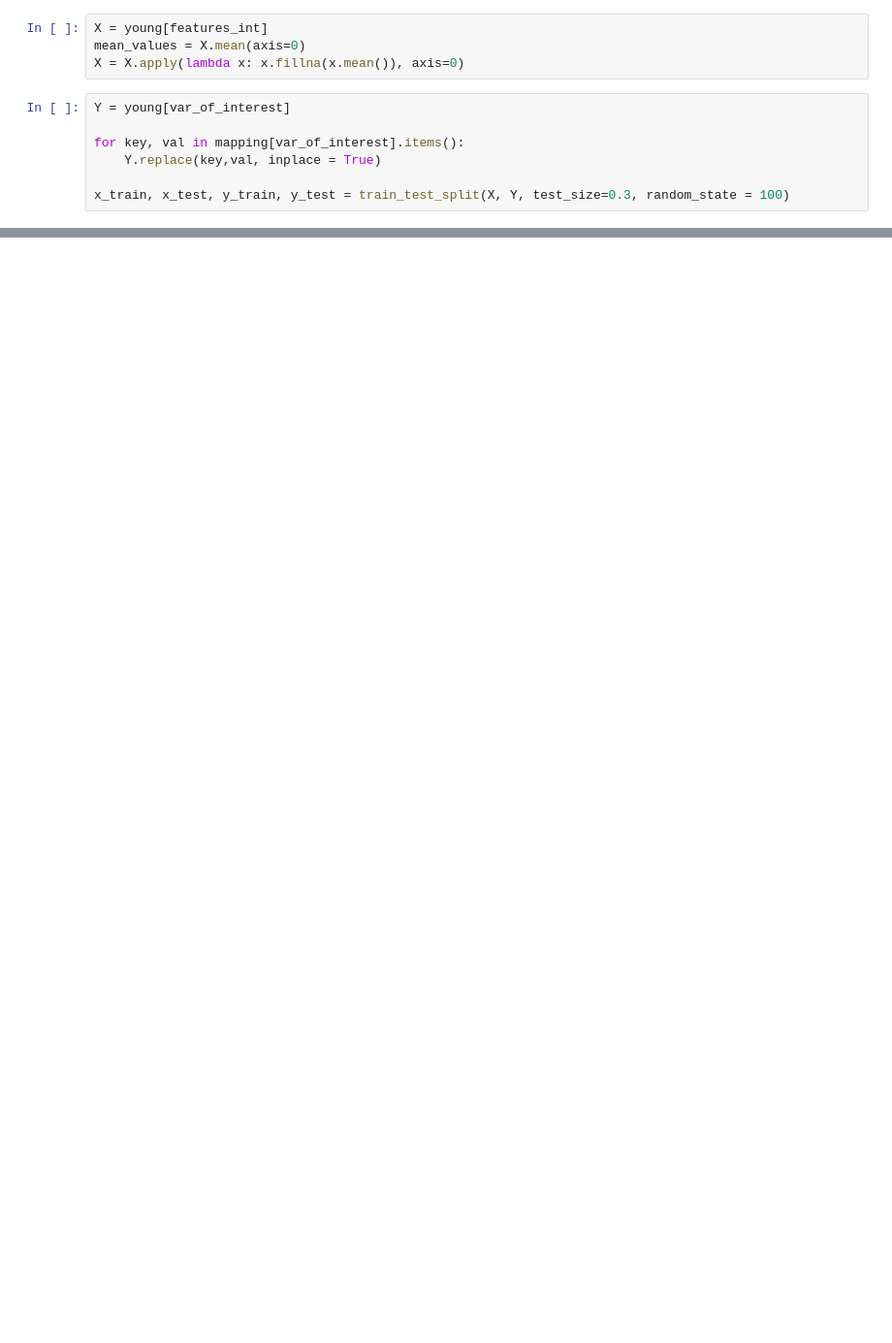
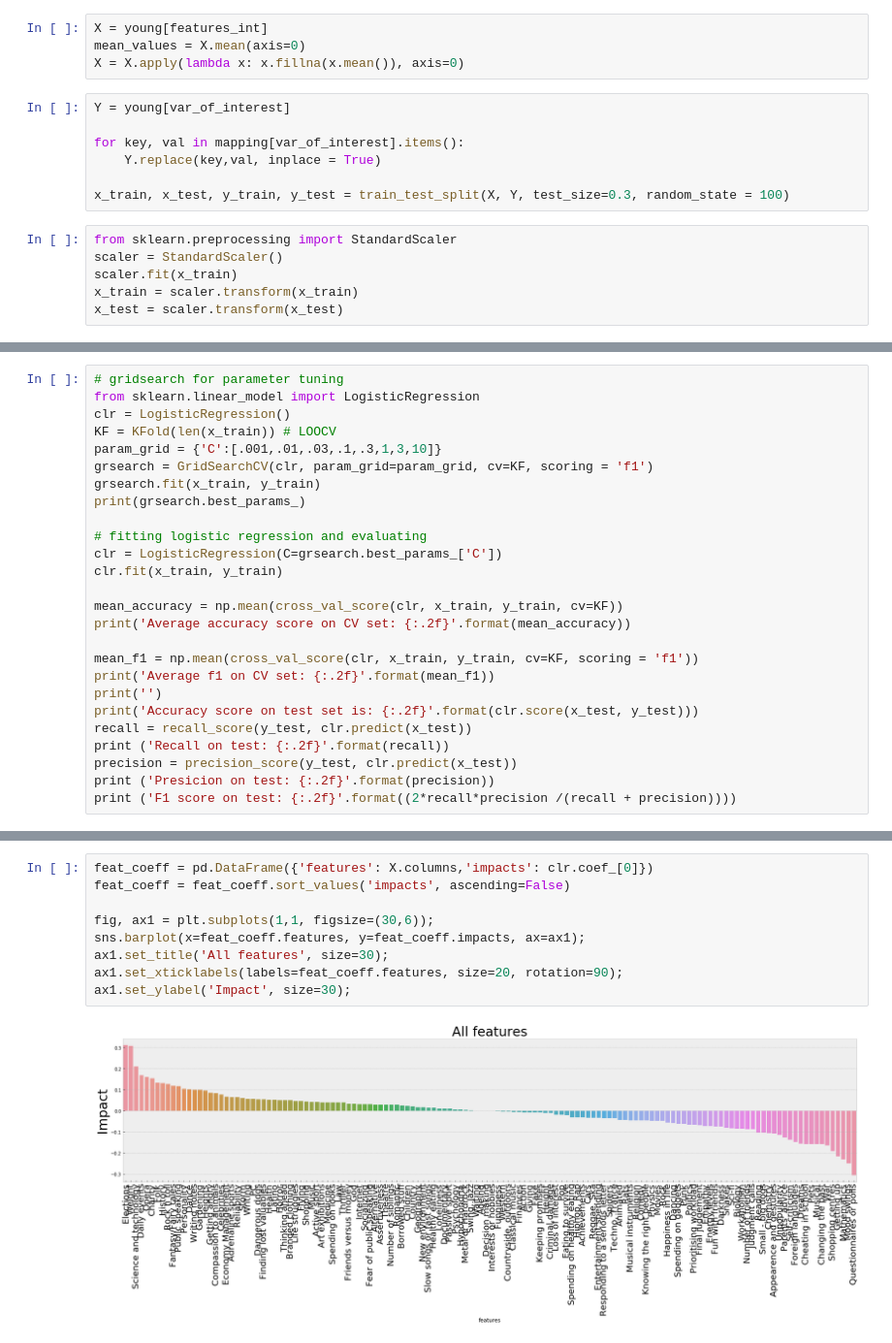
Before and after one commit to jaimindp/Kaggle, a Jupyter notebook: Kaggle Survey Age Analysis.ipynb, the cells around one changed output, grey strips where cells are left out. Shown at 97% size. Drawn from its saved outputs; the diff is of its cells as text; blank space fills up the shorter version.

Commit message:
Added Logistic regression analysis for drinking and smoking

```diff
--- a/Kaggle Survey Age Analysis.ipynb
+++ b/Kaggle Survey Age Analysis.ipynb
@@ -176,3 +192,9 @@ for key, val in mapping[var_of_interest].items():
     Y.replace(key,val, inplace = True)
 
 x_train, x_test, y_train, y_test = train_test_split(X, Y, test_size=0.3, random_state = 100)
+# %%
+from sklearn.preprocessing import StandardScaler
+scaler = StandardScaler()
+scaler.fit(x_train)
+x_train = scaler.transform(x_train)
+x_test = scaler.transform(x_test)
@@ -178,0 +236,26 @@ x_train, x_test, y_train, y_test = train_test_split(X, Y, test_size=0.3, random_
+# %%
+# gridsearch for parameter tuning
+from sklearn.linear_model import LogisticRegression
+clr = LogisticRegression()
+KF = KFold(len(x_train)) # LOOCV
+param_grid = {'C':[.001,.01,.03,.1,.3,1,3,10]}
+grsearch = GridSearchCV(clr, param_grid=param_grid, cv=KF, scoring = 'f1')
+grsearch.fit(x_train, y_train)
+print(grsearch.best_params_)
+
+# fitting logistic regression and evaluating
+clr = LogisticRegression(C=grsearch.best_params_['C'])
+clr.fit(x_train, y_train)
+
+mean_accuracy = np.mean(cross_val_score(clr, x_train, y_train, cv=KF))
+print('Average accuracy score on CV set: {:.2f}'.format(mean_accuracy))
+
+mean_f1 = np.mean(cross_val_score(clr, x_train, y_train, cv=KF, scoring = 'f1'))
+print('Average f1 on CV set: {:.2f}'.format(mean_f1))
+print('')
+print('Accuracy score on test set is: {:.2f}'.format(clr.score(x_test, y_test)))
+recall = recall_score(y_test, clr.predict(x_test))
+print ('Recall on test: {:.2f}'.format(recall))
+precision = precision_score(y_test, clr.predict(x_test))
+print ('Presicion on test: {:.2f}'.format(precision))
+print ('F1 score on test: {:.2f}'.format((2*recall*precision /(recall + precision))))
@@ -178,0 +271,11 @@ x_train, x_test, y_train, y_test = train_test_split(X, Y, test_size=0.3, random_
+# %%
+feat_coeff = pd.DataFrame({'features': X.columns,'impacts': clr.coef_[0]})
+feat_coeff = feat_coeff.sort_values('impacts', ascending=False)
+
+fig, ax1 = plt.subplots(1,1, figsize=(30,6));
+sns.barplot(x=feat_coeff.features, y=feat_coeff.impacts, ax=ax1);
+ax1.set_title('All features', size=30);
+ax1.set_xticklabels(labels=feat_coeff.features, size=20, rotation=90);
+ax1.set_ylabel('Impact', size=30);
+# %% [output]
+[figure, added]
```
Also changed, not shown: parts of 11 cells of this notebook.
